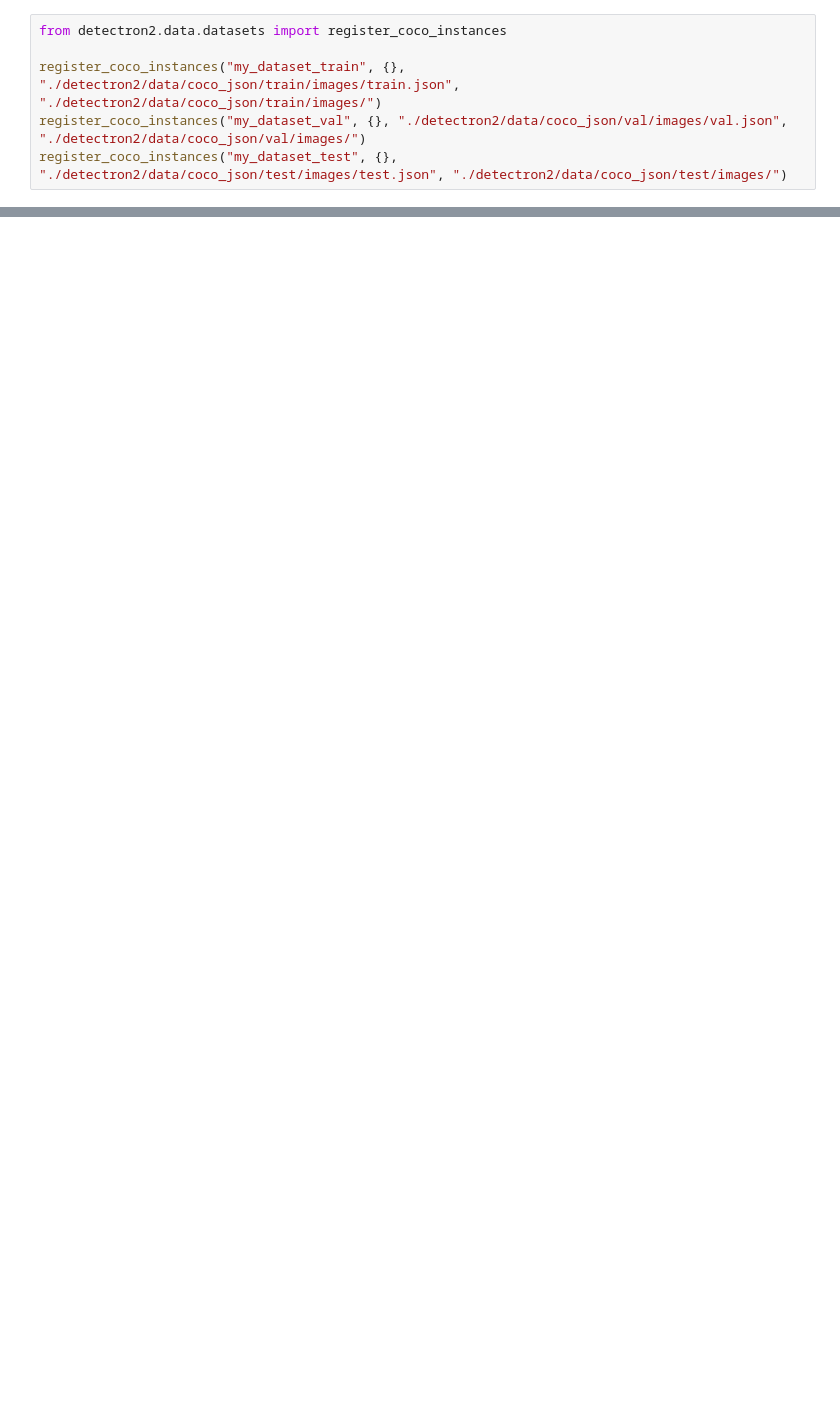
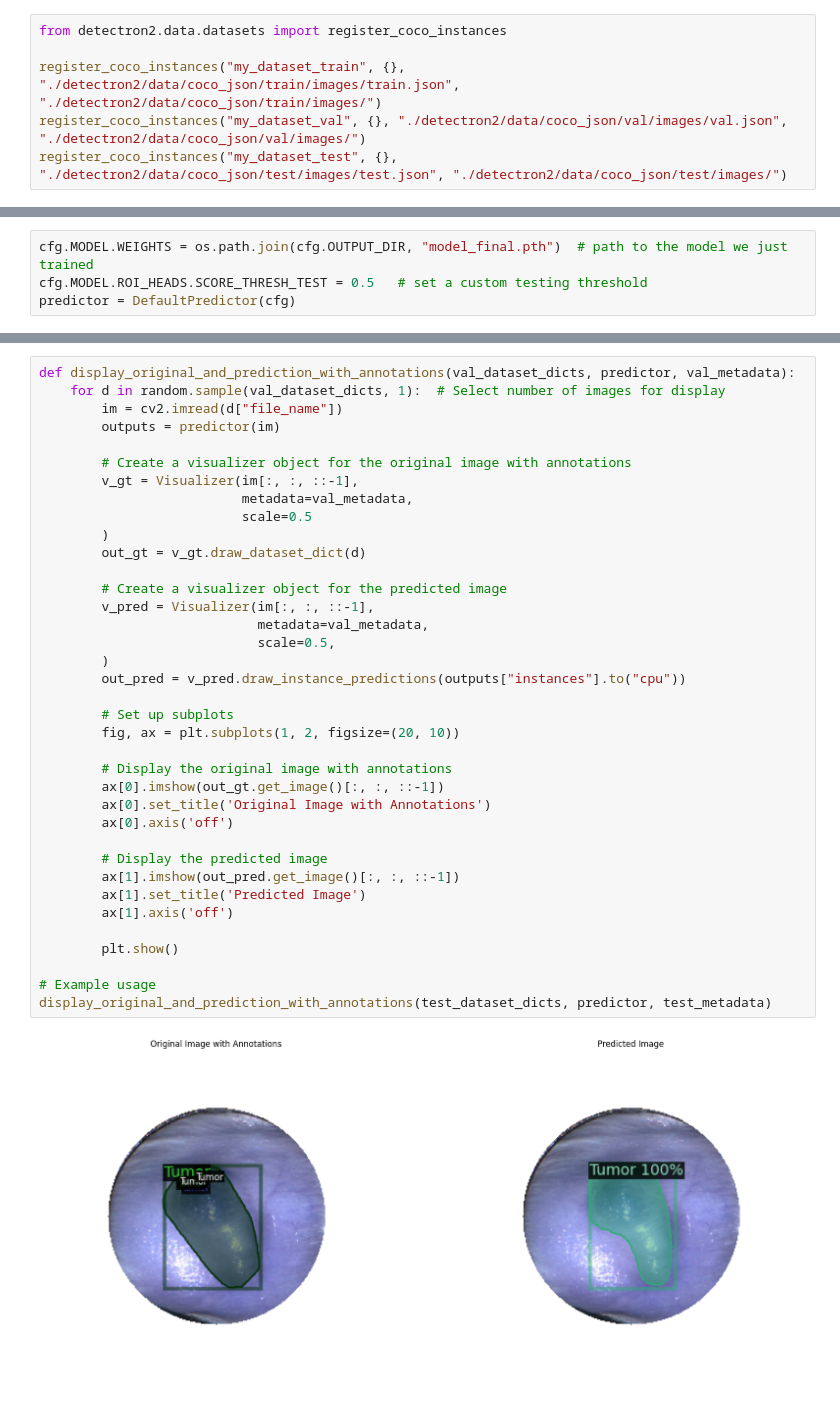
Before and after one commit to RibaDiba/mouse-tumor-segmentation, a Jupyter notebook: dectectron2_infused_images.ipynb, the cells around one changed output, grey strips where cells are left out. Drawn from its saved outputs; the diff is of its cells as text; blank space fills up the shorter version.

Commit message:
added results for infused images detectron2

```diff
--- a/dectectron2_infused_images.ipynb
+++ b/dectectron2_infused_images.ipynb
@@ -59,0 +124,4 @@ trainer.train()
+# %%
+cfg.MODEL.WEIGHTS = os.path.join(cfg.OUTPUT_DIR, "model_final.pth")  # path to the model we just trained
+cfg.MODEL.ROI_HEADS.SCORE_THRESH_TEST = 0.5   # set a custom testing threshold
+predictor = DefaultPredictor(cfg)
@@ -59,0 +130,39 @@ trainer.train()
+# %%
+def display_original_and_prediction_with_annotations(val_dataset_dicts, predictor, val_metadata):
+    for d in random.sample(val_dataset_dicts, 1):  # Select number of images for display
+        im = cv2.imread(d["file_name"])
+        outputs = predictor(im)
+
+        # Create a visualizer object for the original image with annotations
+        v_gt = Visualizer(im[:, :, ::-1],
+                          metadata=val_metadata,
+                          scale=0.5
+        )
+        out_gt = v_gt.draw_dataset_dict(d)
+
+        # Create a visualizer object for the predicted image
+        v_pred = Visualizer(im[:, :, ::-1],
+                            metadata=val_metadata,
+                            scale=0.5,
+        )
+        out_pred = v_pred.draw_instance_predictions(outputs["instances"].to("cpu"))
+
+        # Set up subplots
+        fig, ax = plt.subplots(1, 2, figsize=(20, 10))
+
+        # Display the original image with annotations
+        ax[0].imshow(out_gt.get_image()[:, :, ::-1])
+        ax[0].set_title('Original Image with Annotations')
+        ax[0].axis('off')
+
+        # Display the predicted image
+        ax[1].imshow(out_pred.get_image()[:, :, ::-1])
+        ax[1].set_title('Predicted Image')
+        ax[1].axis('off')
+
+        plt.show()
+
+# Example usage
+display_original_and_prediction_with_annotations(test_dataset_dicts, predictor, test_metadata)
+# %% [output]
+[figure, added]
```
Also changed, not shown: parts of 8 cells of this notebook, 10 other files.
